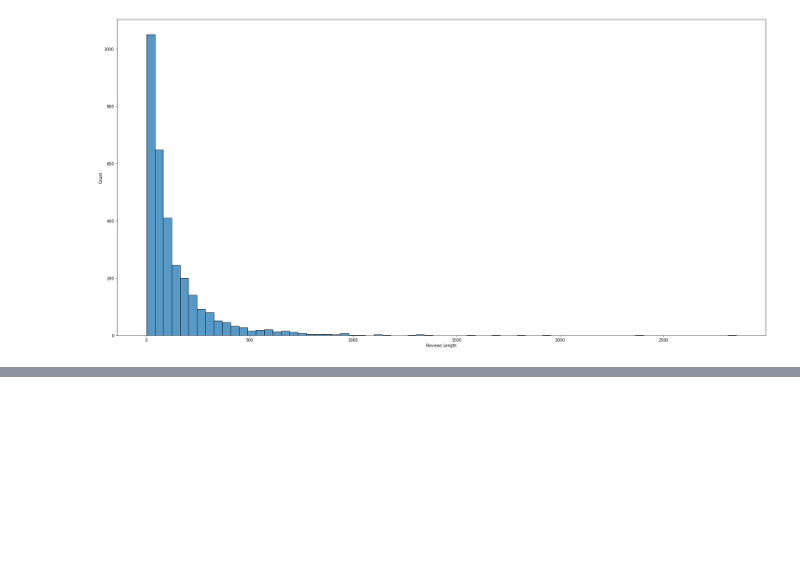
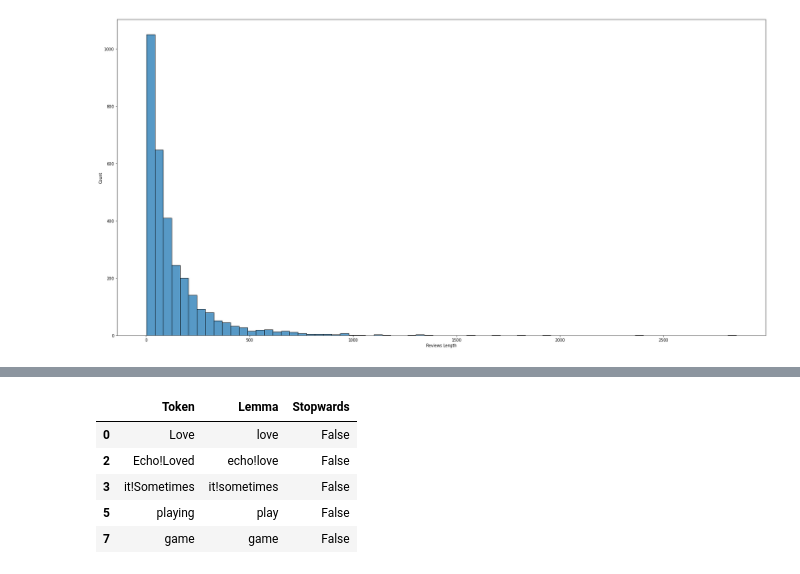
Before and after one commit to ddahiya16/Amazon-Alexa-Review-Analysis, a Jupyter notebook: Amazon Alexa Reviews Analysis.ipynb, the cells around one changed output, grey strips where cells are left out. Cells and saved outputs as stored; diff of their text form; code cells hidden in the pictures; blank space fills up the shorter version.

```diff
--- a/Amazon Alexa Reviews Analysis.ipynb
+++ b/Amazon Alexa Reviews Analysis.ipynb
@@ -158,0 +198,10 @@ sns.histplot(data=df, x="Reviews Length", bins= 50, ax = ax, hue = 'feedback')
+# %%
+tokens = tokens.loc[tokens["Stopwards"] != True]
+tokens.head()
+# %% [output]
+|  | Token | Lemma | Stopwards |
+| 0 | Love | love | False |
+| 2 | Echo!Loved | echo!love | False |
+| 3 | it!Sometimes | it!sometimes | False |
+| 5 | playing | play | False |
+| 7 | game | game | False |
```
Also changed, not shown: parts of 8 cells of this notebook.
